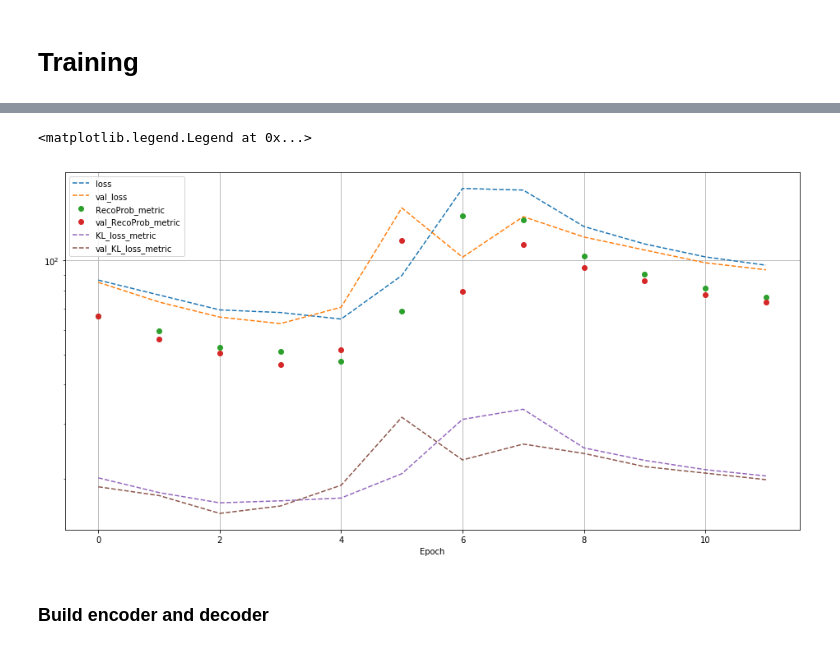
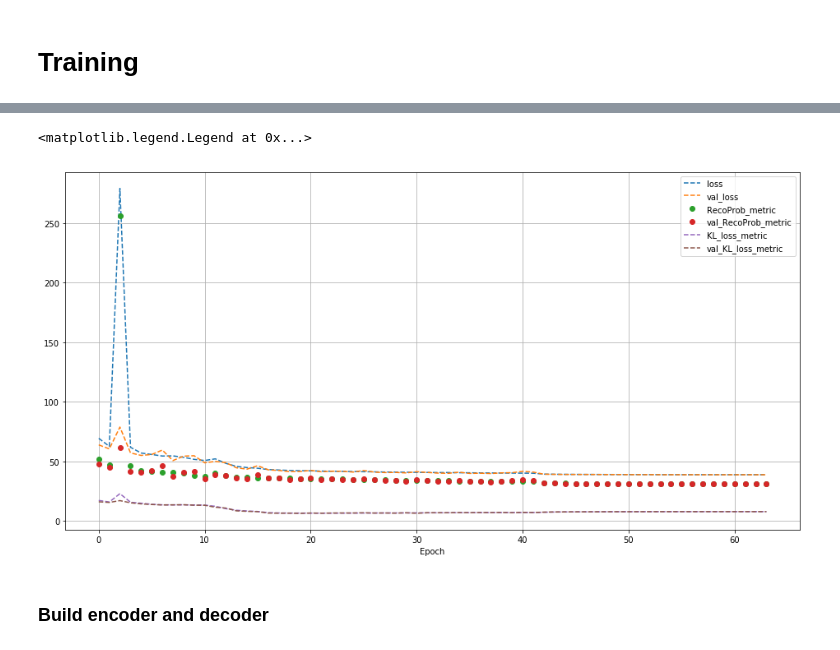
Before and after one commit to ocerri/AnomalyDetection, a Jupyter notebook: VAE/VAE_oneperprocess_HLF/VAE_oneperprocess_HLF_v3.1.ipynb, the cells around one changed output, grey strips where cells are left out. Cells and saved outputs as stored; diff of their text form; code cells hidden in the pictures.

Commit message:
Different process trained and combined

```diff
--- a/VAE/VAE_oneperprocess_HLF/VAE_oneperprocess_HLF_v3.1.ipynb
+++ b/VAE/VAE_oneperprocess_HLF/VAE_oneperprocess_HLF_v3.1.ipynb
@@ -91,7 +93,7 @@ Activated HLF:
 # %%
 data_folder = '../../data/'
 SampleName = 'ttbar'
-N_train = int(1e6)
+N_train = int(2e6)
 
 
 raw_sample = np.load(data_folder+SampleName+'_lepFilter_13TeV_sample.npy')
@@ -104,8 +106,8 @@ print raw_sample.shape, x_train.shape
 # Start the VAE declaration
 # %%
 original_dim = x_train.shape[1]
-latent_dim = 5
-intermediate_dim =100
+latent_dim = 4
+intermediate_dim = 50
 act_fun = 'relu'
 clip_x_to0 = 1e-4
 # %%
@@ -150,13 +152,12 @@ L_par3 = Lambda(ClippedTanh)(L_par3_preActivation)
 Create Prior Layer
 # %%
 fixed_input = Lambda(SmashTo0)(x_DNN_input)
-h1_prior = Dense(100, kernel_initializer='zeros', bias_initializer='ones')(fixed_input)
-h1_prior.trainable = False
+h1_prior = Dense(20, kernel_initializer='zeros', bias_initializer='ones', trainable=False)(fixed_input)
 # h2_prior = Dense(100, activation=act_fun)(h1_prior)
 
-L_prior_mean = Dense(latent_dim)(h1_prior)
+L_prior_mean = Dense(latent_dim, kernel_initializer='zeros', bias_initializer='zeros', trainable=True)(h1_prior)
 
-L_prior_sigma_preActivation = Dense(latent_dim)(h1_prior)
+L_prior_sigma_preActivation = Dense(latent_dim, kernel_initializer='zeros', bias_initializer='ones', trainable=True)(h1_prior)
 L_prior_sigma = Lambda(InverseSquareRootLinearUnit)(L_prior_sigma_preActivation)
 # %% [markdown]
 Custom loss function
@@ -291,10 +310,10 @@ fit_report = vae.fit(x=x_train, y=x_train,
         validation_split = 0.2,
         shuffle=True,
         epochs=100,
-        batch_size=200,
+        batch_size=400,
         callbacks = [
                         EarlyStopping(monitor='val_loss', patience=8, verbose=1, min_delta=0.05),
-                        ReduceLROnPlateau(monitor='val_loss', factor=0.1, patience=4, min_delta=0.1, verbose=1),
+                        ReduceLROnPlateau(monitor='val_loss', factor=0.1, patience=4, epsilon=0.1, verbose=1),
                         TerminateOnNaN()
             ])
 # %% [output]
@@ -318,14 +337,14 @@ Epoch 00013: early stopping
 # %%
 %matplotlib inline
 f = plt.figure(figsize=(16,8))
 style = {'loss':'--', 'RecoProb_metric': 'o', 'KL_loss_metric': '--'}
 for item in ['loss', 'RecoProb_metric', 'KL_loss_metric']:
-    plt.semilogy(np.array(fit_report.history[item][:])[1:], style[item], label=item)
-    plt.semilogy(np.array(fit_report.history['val_'+item][:])[1:], style[item], label='val_'+item)
+    plt.plot(np.array(fit_report.history[item][:])[1:], style[item], label=item)
+    plt.plot(np.array(fit_report.history['val_'+item][:])[1:], style[item], label='val_'+item)
 
 plt.xlabel('Epoch')
 plt.grid()
 plt.legend(loc='best')
 # %% [output]
 <matplotlib.legend.Legend at 0x...>
-[figure, old version]
+[figure, new version]
```
Also changed, not shown: parts of 13 cells of this notebook, 27 other files.
